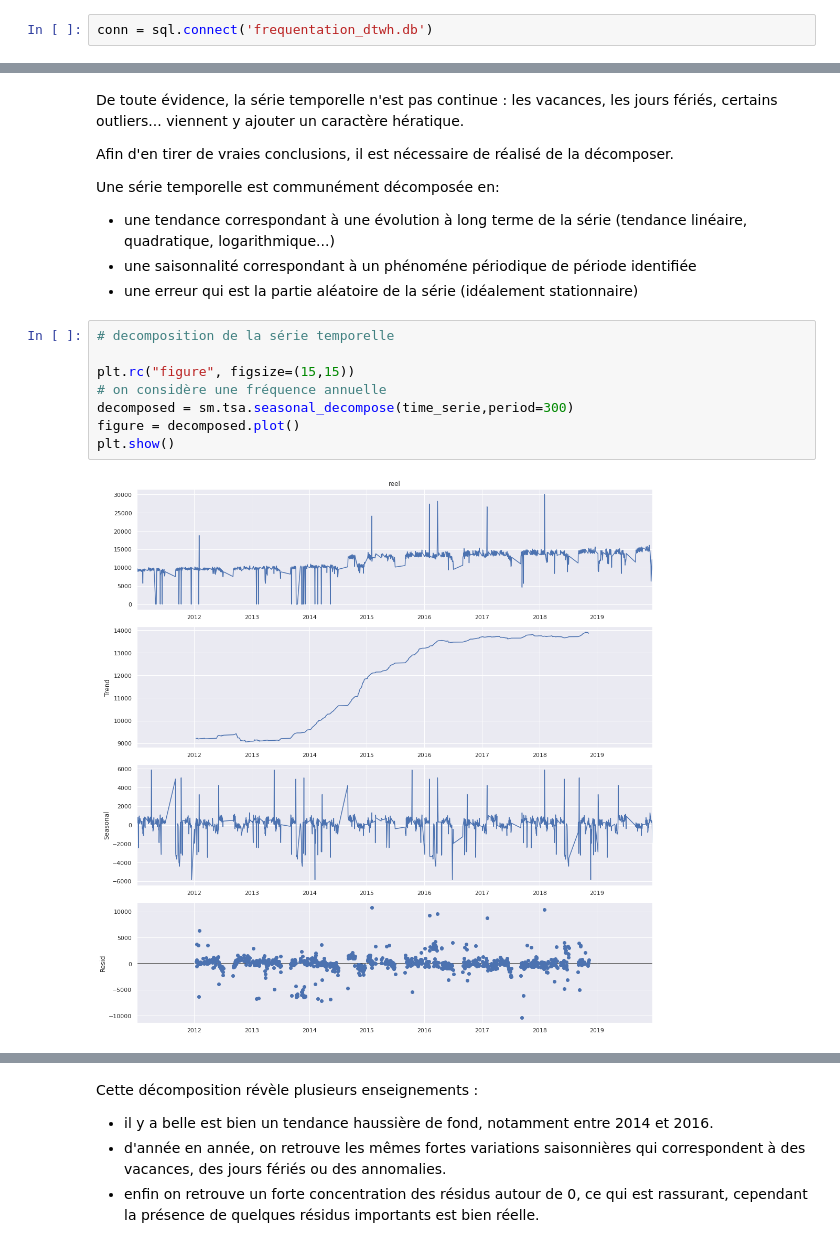
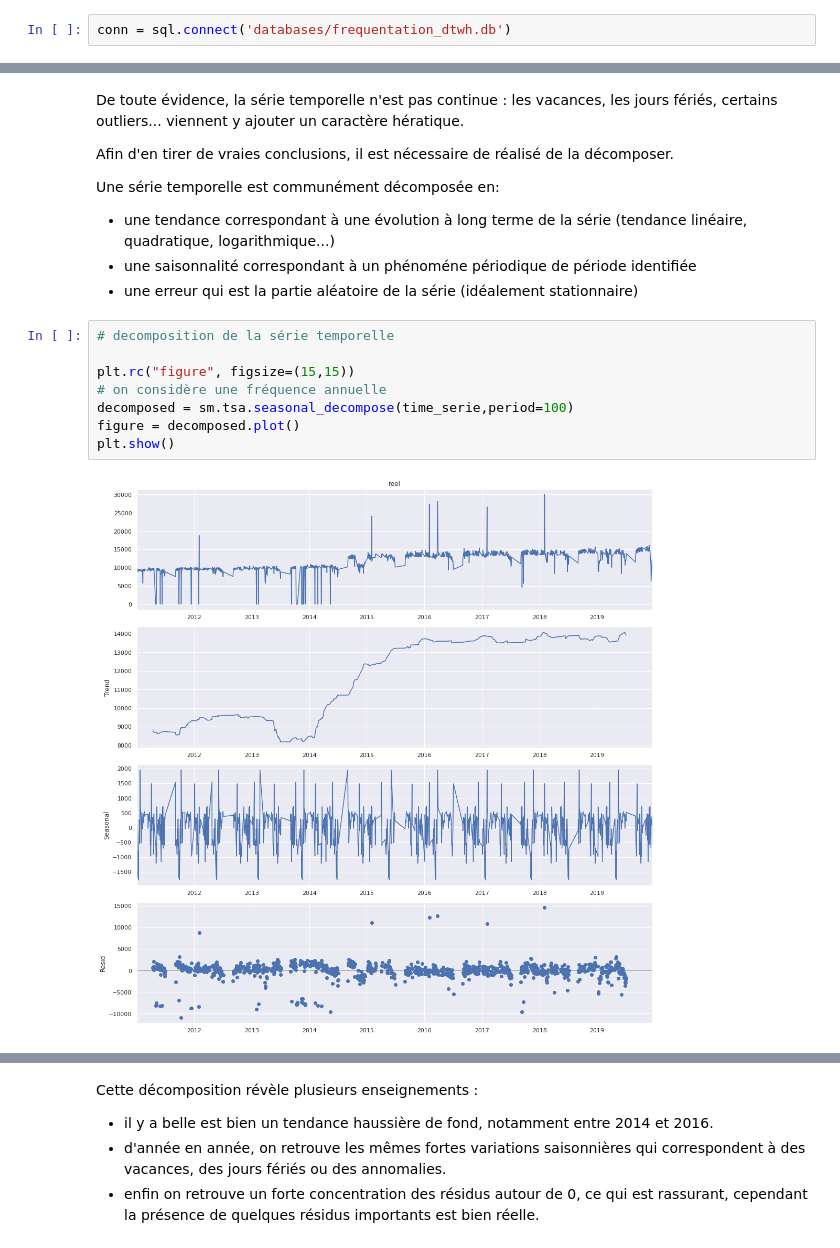
Before and after one commit to qangelot/projet_Nantes, a Jupyter notebook: research/exploratory_analysis.ipynb, the cells around one changed output, grey strips where cells are left out. Saved outputs shown, nothing was run; the diff lists cells and outputs as text.

```diff
--- a/research/exploratory_analysis.ipynb
+++ b/research/exploratory_analysis.ipynb
@@ -17,7 +17,7 @@ Maintenant que nous avons posé la problématique, récupérer des données fiab
 
 Nous pouvons maintenant réaliser l'analyse exploratoire des données afin de décrire le jeu de données et de construire des hypothèse sur celui-ci.
 # %%
-conn = sql.connect('frequentation_dtwh.db')
+conn = sql.connect('databases/frequentation_dtwh.db')
 # %% [markdown]
 ## Reconstruction du dataset global à partir du DTWH
 # %%
@@ -145,10 +170,10 @@ Une série temporelle est communément décomposée en:
 # %%
 # decomposition de la série temporelle
 
 plt.rc("figure", figsize=(15,15))
 # on considère une fréquence annuelle
-decomposed = sm.tsa.seasonal_decompose(time_serie,period=300)
+decomposed = sm.tsa.seasonal_decompose(time_serie,period=100)
 figure = decomposed.plot()
 plt.show()
 # %% [output]
-[figure, old version]
+[figure, new version]
```
Also changed, not shown: parts of 18 cells of this notebook, 35 other files.
